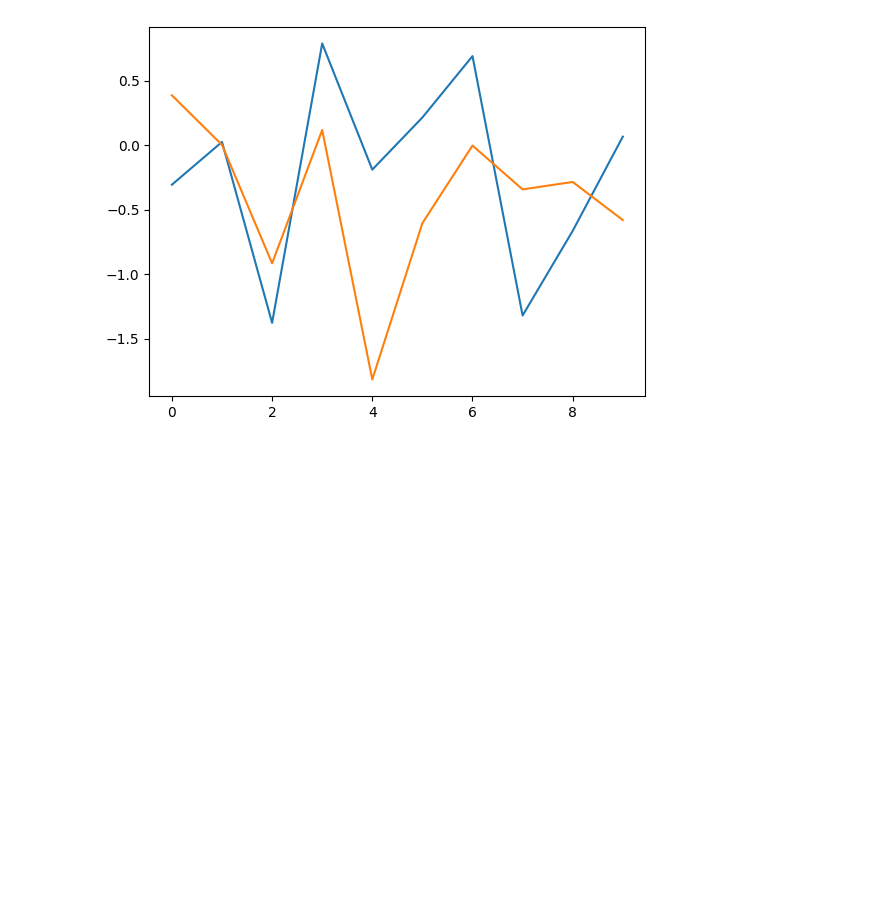
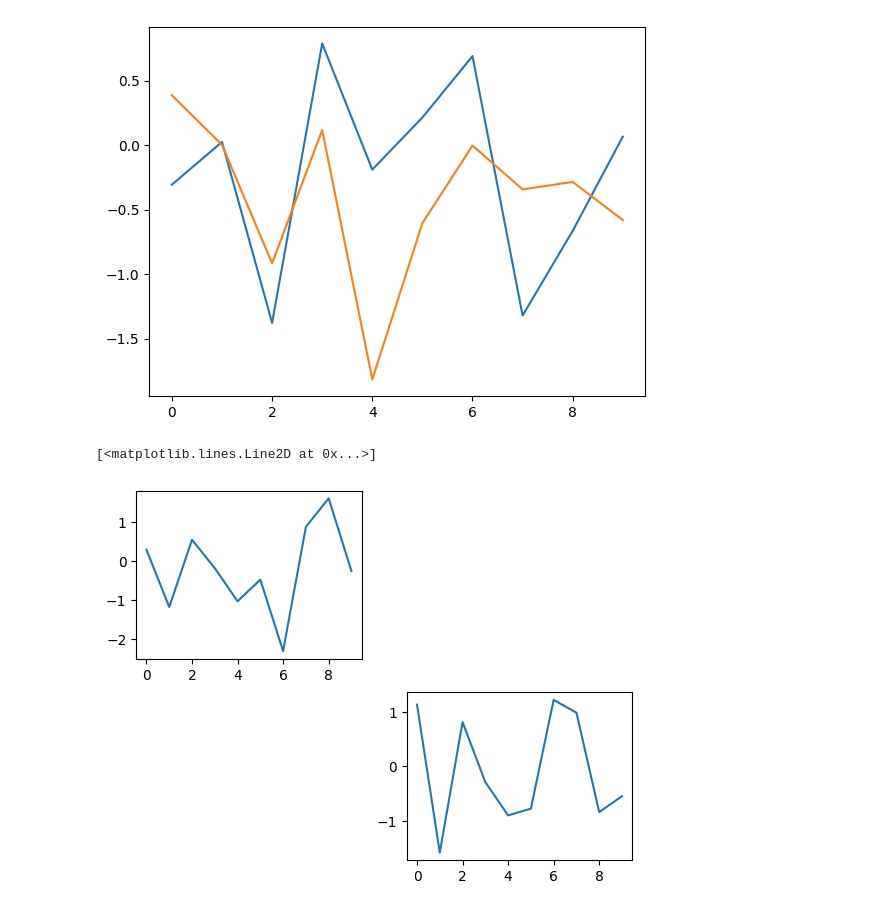
Before and after one commit to SufyanMussallami/Python-text-and-plots, a Jupyter notebook: text_plots.ipynb, the cells around one changed output. Cells and saved outputs as stored; diff of their text form; code cells hidden in the pictures; blank space fills up the shorter version.

Commit message:
matplotlib - created random numbers using the subplot()

```diff
--- a/text_plots.ipynb
+++ b/text_plots.ipynb
@@ -31,3 +31,12 @@ plt.plot(np.random.randn(10))
 plt.show()
 # %% [output]
 [figure]
+# %%
+#plt.subplot()
+plt.subplot(2,2,1) # 2 rows, 2 colomns, 1st plot
+plt.plot(np.random.randn(10))
+plt.subplot(2,2,4) # 2 rows, 2 columns, 4th plot
+plt.plot(np.random.randn(10))
+# %% [output]
+[<matplotlib.lines.Line2D at 0x...>]
+[figure, added]
```
